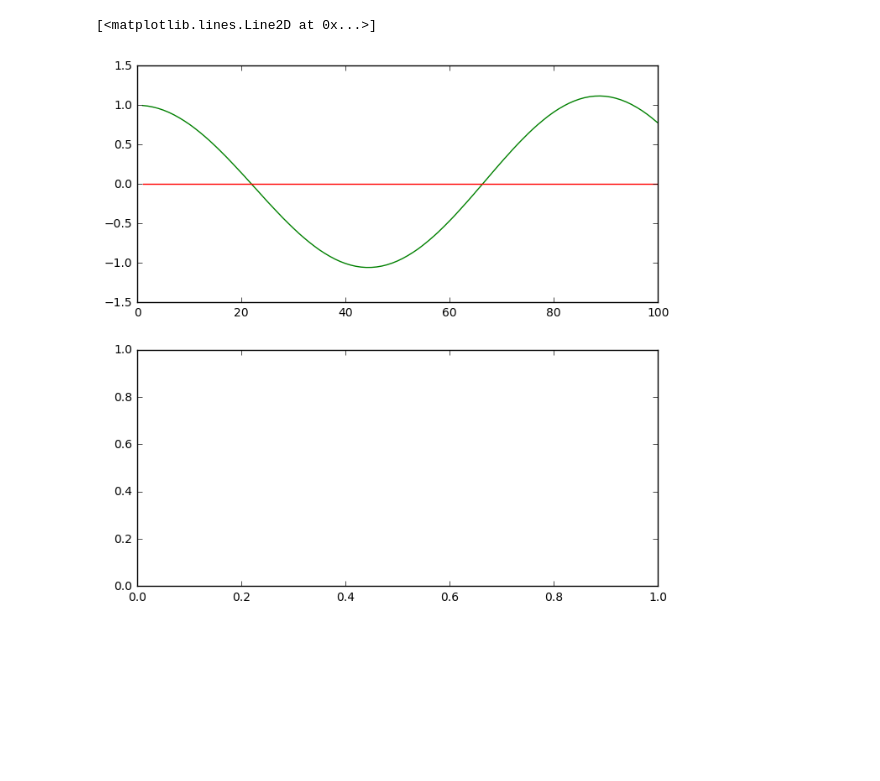
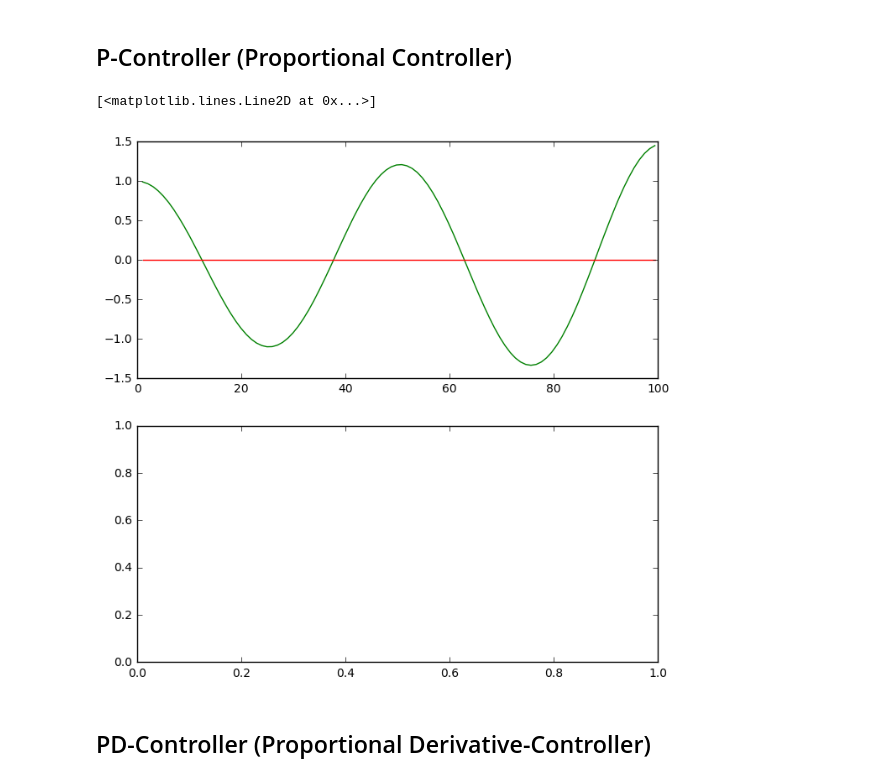
Before and after one commit to informramiz/PID-Controller-Python, a Jupyter notebook: PID-Controller.ipynb, the cells around one changed output. Cells and saved outputs as stored; diff of their text form; code cells hidden in the pictures; blank space fills up the shorter version.

```diff
--- a/PID-Controller.ipynb
+++ b/PID-Controller.ipynb
@@ -82,6 +82,8 @@ class Robot(object):
 
     def __repr__(self):
         return '[x=%.5f y=%.5f orient=%.5f]' % (self.x, self.y, self.orientation)
+# %% [markdown]
+## P-Controller (Proportional Controller)
 # %%
 # Implement a P controller by running 100 iterations
 # of robot motion. The desired trajectory for the
@@ -93,29 +95,30 @@ class Robot(object):
 # %%
 # ------------------------------------------------------------------------
 #
 # run - does a single control run
 robot = Robot()
 robot.set(0, 1, 0)
 
-def run(robot, tau, n=100, speed=1.0):
+def run_p(robot, tau, n=100, speed=1.0):
     x_trajectory = []
     y_trajectory = []
-    # TODO: your code here
     for i in range(n):
         #as in this example Cross Track Error (CTE) = robot.y so
         steering = -tau * robot.y
         robot.move(steering, speed)
         x_trajectory.append(robot.x)
         y_trajectory.append(robot.y)
 
     return x_trajectory, y_trajectory
 
-x_trajectory, y_trajectory = run(robot, 0.1)
+x_trajectory, y_trajectory = run_p(robot, 0.3)
 n = len(x_trajectory)
 
 fig, (ax1, ax2) = plt.subplots(2, 1, figsize=(8, 8))
 ax1.plot(x_trajectory, y_trajectory, 'g', label='P controller')
 ax1.plot(x_trajectory, np.zeros(n), 'r', label='reference')
 # %% [output]
 [<matplotlib.lines.Line2D at 0x...>]
-[figure, old version]
+[figure, new version]
+# %% [markdown]
+## PD-Controller (Proportional Derivative-Controller)
```
Also changed, not shown: parts of 2 cells of this notebook.
